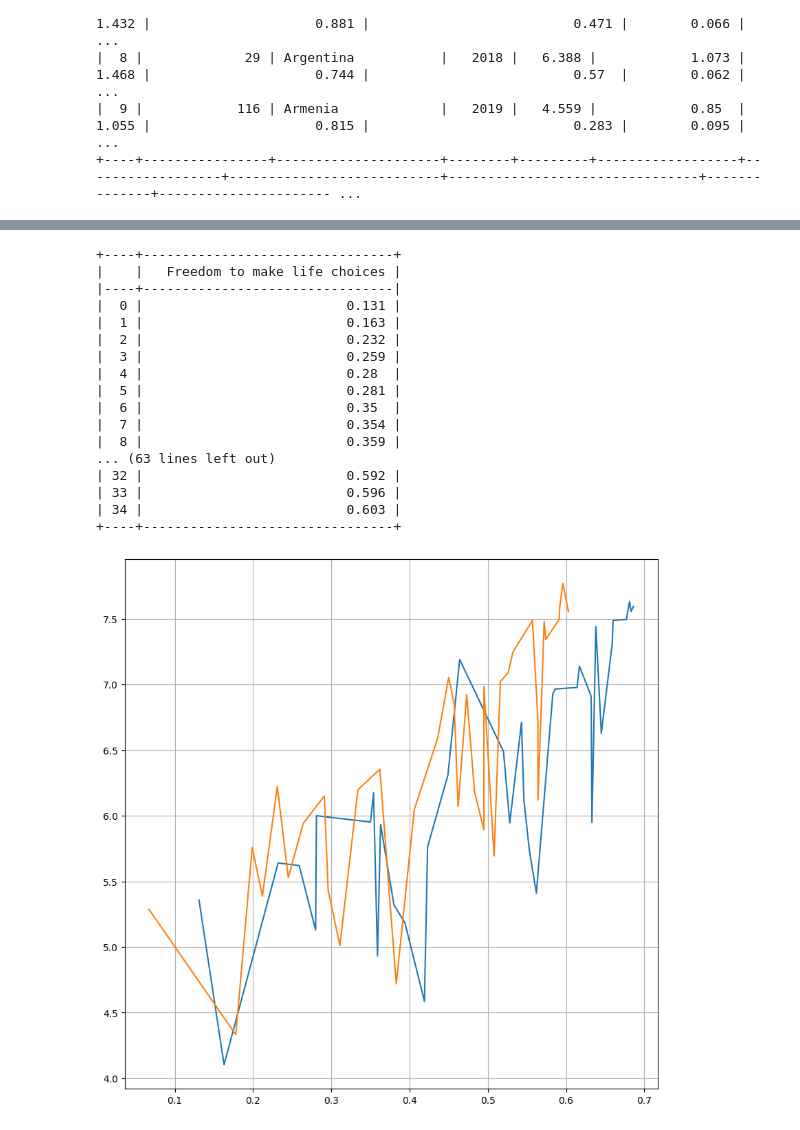
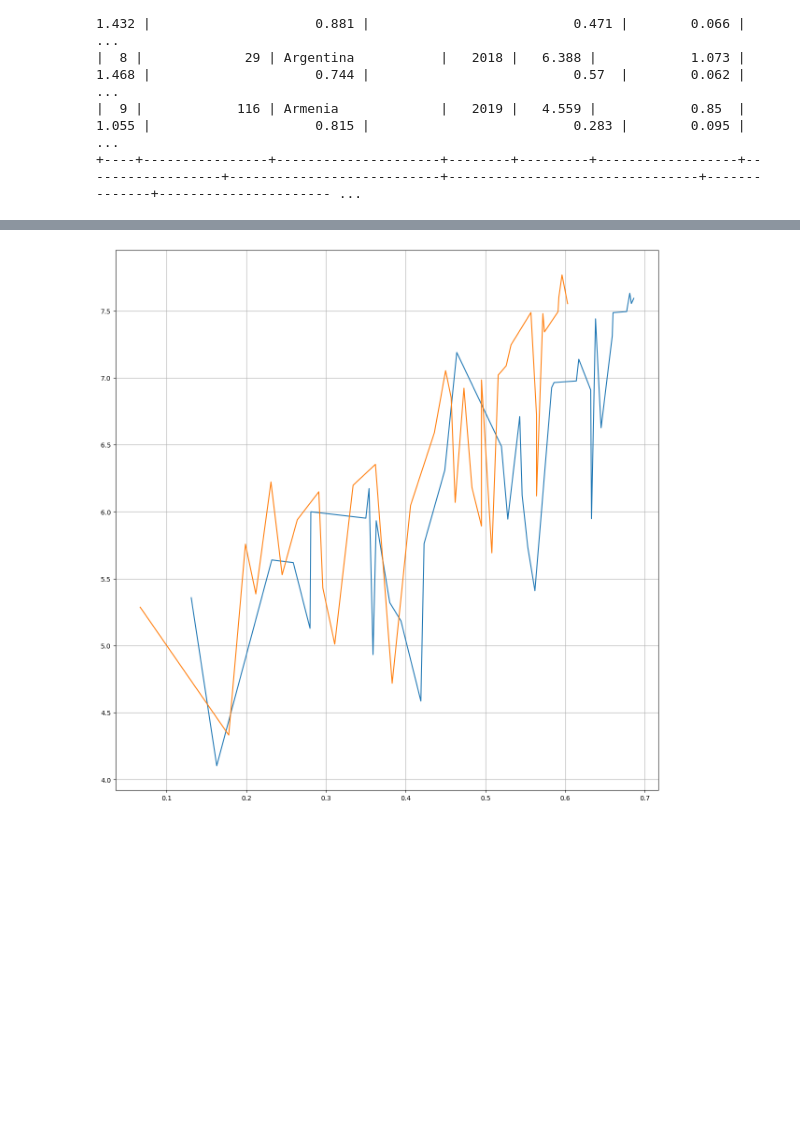
Before and after one commit to holeksii/PyAxols, a Jupyter notebook: example.ipynb, the cells around one changed output, grey strips where cells are left out. Cells and saved outputs as stored; diff of their text form; code cells hidden in the pictures; blank space fills up the shorter version.

```diff
--- a/example.ipynb
+++ b/example.ipynb
@@ -55,32 +55,15 @@ eu18["Score"].hist(bins=20, edgecolor='k')
 # %%
-plt.rcParams["figure.figsize"] = (10, 10)
+plt.rcParams["figure.figsize"] = (15, 15)
 plt.grid(True)
 
 eu18.plot(
     x="Freedom to make life choices",
     y="Score",
 )
 
 eu19.plot(
     x="Freedom to make life choices",
     y="Score",
 )
 # %% [output]
-+----+--------------------------------+
-|    |   Freedom to make life choices |
-|----+--------------------------------|
-|  0 |                          0.131 |
-|  1 |                          0.163 |
-|  2 |                          0.232 |
-|  3 |                          0.259 |
-|  4 |                          0.28  |
-|  5 |                          0.281 |
-|  6 |                          0.35  |
-|  7 |                          0.354 |
-|  8 |                          0.359 |
-... (63 lines left out)
-| 32 |                          0.592 |
-| 33 |                          0.596 |
-| 34 |                          0.603 |
-+----+--------------------------------+
-[figure, old version]
+[figure, new version]
```
Also changed, not shown: parts of 2 cells of this notebook.
